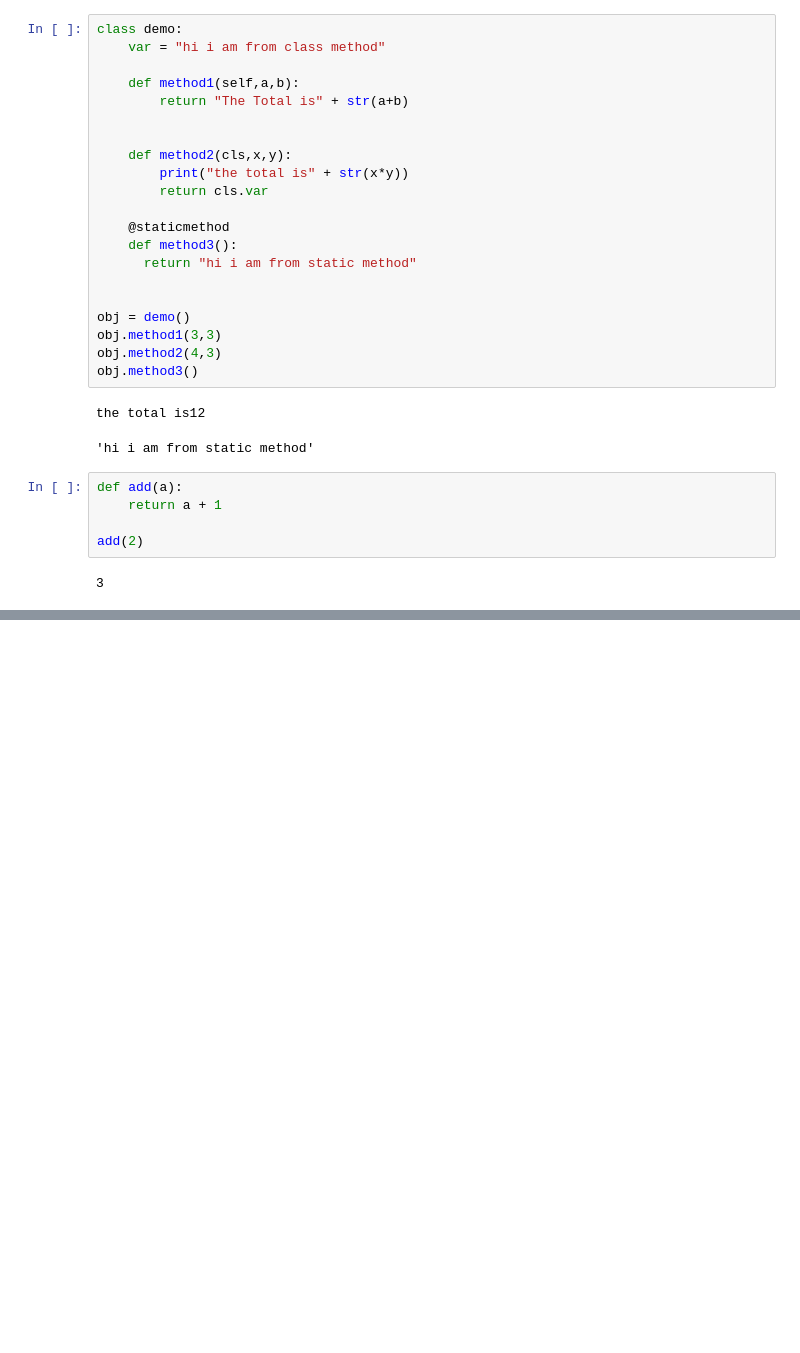
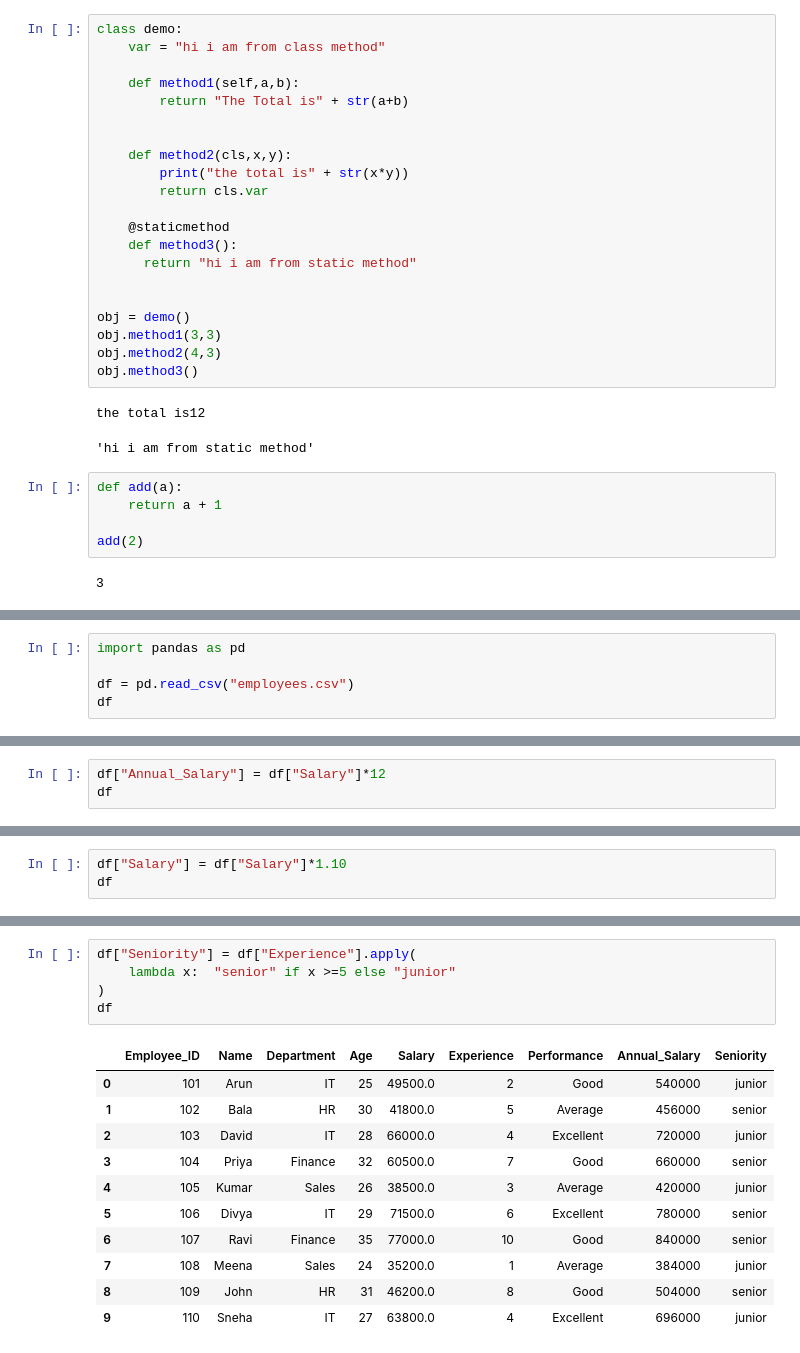
Before and after one commit to davidcraj309-dev/10_30-Am_batch_repo, a Jupyter notebook: Tasks_techpanda/Problems.ipynb, the cells around one changed output, grey strips where cells are left out. Drawn from its saved outputs; the diff is of its cells as text; blank space fills up the shorter version.

```diff
--- a/Tasks_techpanda/Problems.ipynb
+++ b/Tasks_techpanda/Problems.ipynb
@@ -2231,0 +2381,5 @@ add(2)
+# %%
+import pandas as pd
+
+df = pd.read_csv("employees.csv")
+df
@@ -2231,0 +2495,3 @@ add(2)
+# %%
+df["Annual_Salary"] = df["Salary"]*12
+df
@@ -2231,0 +2510,3 @@ add(2)
+# %%
+df["Salary"] = df["Salary"]*1.10
+df
@@ -2231,0 +2525,17 @@ add(2)
+# %%
+df["Seniority"] = df["Experience"].apply(
+    lambda x:  "senior" if x >=5 else "junior"
+)
+df
+# %% [output]
+|  | Employee_ID | Name | Department | Age | Salary | Experience | Performance | Annual_Salary | Seniority |
+| 0 | 101 | Arun | IT | 25 | 49500.0 | 2 | Good | 540000 | junior |
+| 1 | 102 | Bala | HR | 30 | 41800.0 | 5 | Average | 456000 | senior |
+| 2 | 103 | David | IT | 28 | 66000.0 | 4 | Excellent | 720000 | junior |
+| 3 | 104 | Priya | Finance | 32 | 60500.0 | 7 | Good | 660000 | senior |
+| 4 | 105 | Kumar | Sales | 26 | 38500.0 | 3 | Average | 420000 | junior |
+| 5 | 106 | Divya | IT | 29 | 71500.0 | 6 | Excellent | 780000 | senior |
+| 6 | 107 | Ravi | Finance | 35 | 77000.0 | 10 | Good | 840000 | senior |
+| 7 | 108 | Meena | Sales | 24 | 35200.0 | 1 | Average | 384000 | junior |
+| 8 | 109 | John | HR | 31 | 46200.0 | 8 | Good | 504000 | senior |
+| 9 | 110 | Sneha | IT | 27 | 63800.0 | 4 | Excellent | 696000 | junior |
```
Also changed, not shown: parts of 95 cells of this notebook, 25 other files.
